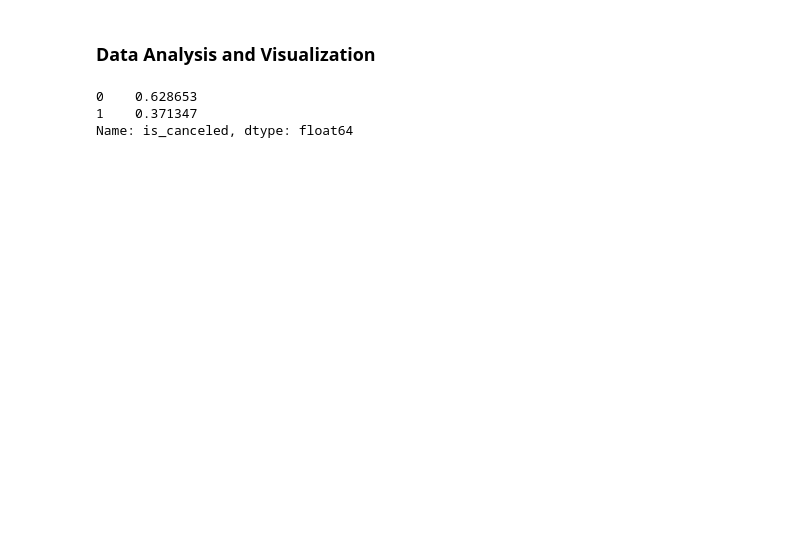
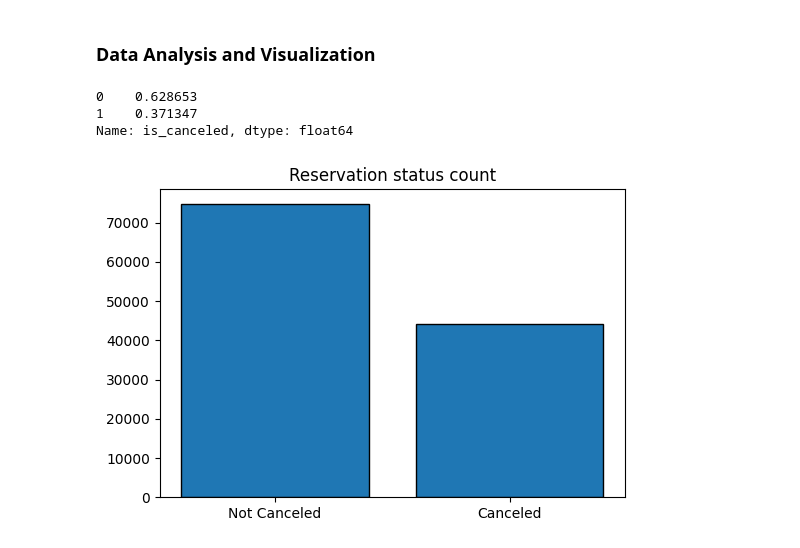
Before and after one commit to CM-007/Data-Analysis, a Jupyter notebook: data_analysis(Hotel_Booking_cansalation_project).ipynb, the cells around one changed output. Drawn from its saved outputs; the diff is of its cells as text; code cells hidden in the pictures; blank space fills up the shorter version.

```diff
--- a/data_analysis(Hotel_Booking_cansalation_project).ipynb
+++ b/data_analysis(Hotel_Booking_cansalation_project).ipynb
@@ -38,4 +38,5 @@ df.tail(3)
 # Removing all the personal customer data
 # following is a code for do that in programming language formate
 # this is for refrance and this is the best way (I thought)
-df.drop(["name","email","phone-number","credit_card"],axis= 1,inplace =True)
+df.drop(["name","email","phone-number","credit_card"],axis= 1)
+# df.drop(["name","email","phone-number","credit_card"],axis= 1,inplace =True)
@@ -221,3 +237,13 @@ is_canceled_persentage
 0    0.628653
 1    0.371347
 Name: is_canceled, dtype: float64
+# %%
+# set plot(figure) size
+plt.figure(figsize=(6,4))
+
+# Bar plot Reservation status count
+plt.title('Reservation status count')
+plt.bar(['Not Canceled', 'Canceled'],df['is_canceled'].value_counts(),edgecolor ='k',width= 0.8)
+plt.show()
+# %% [output]
+[figure, added]
```
Also changed, not shown: parts of 13 cells of this notebook.
